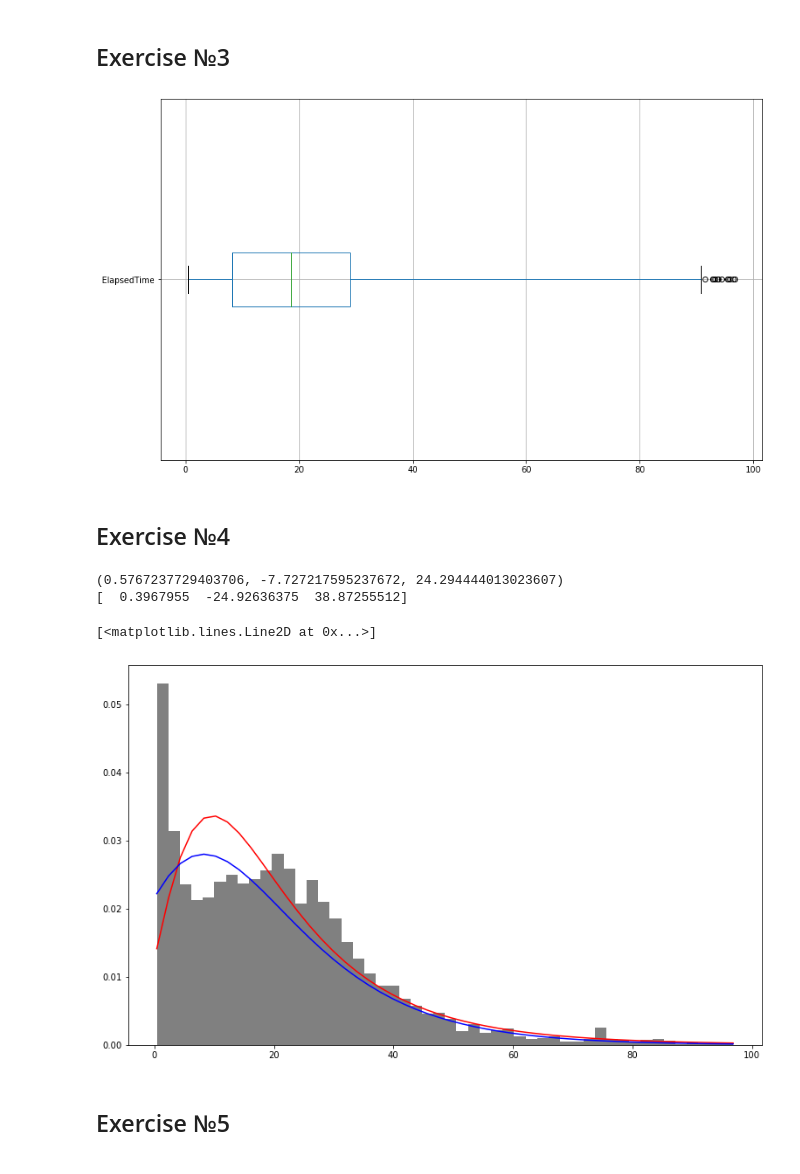
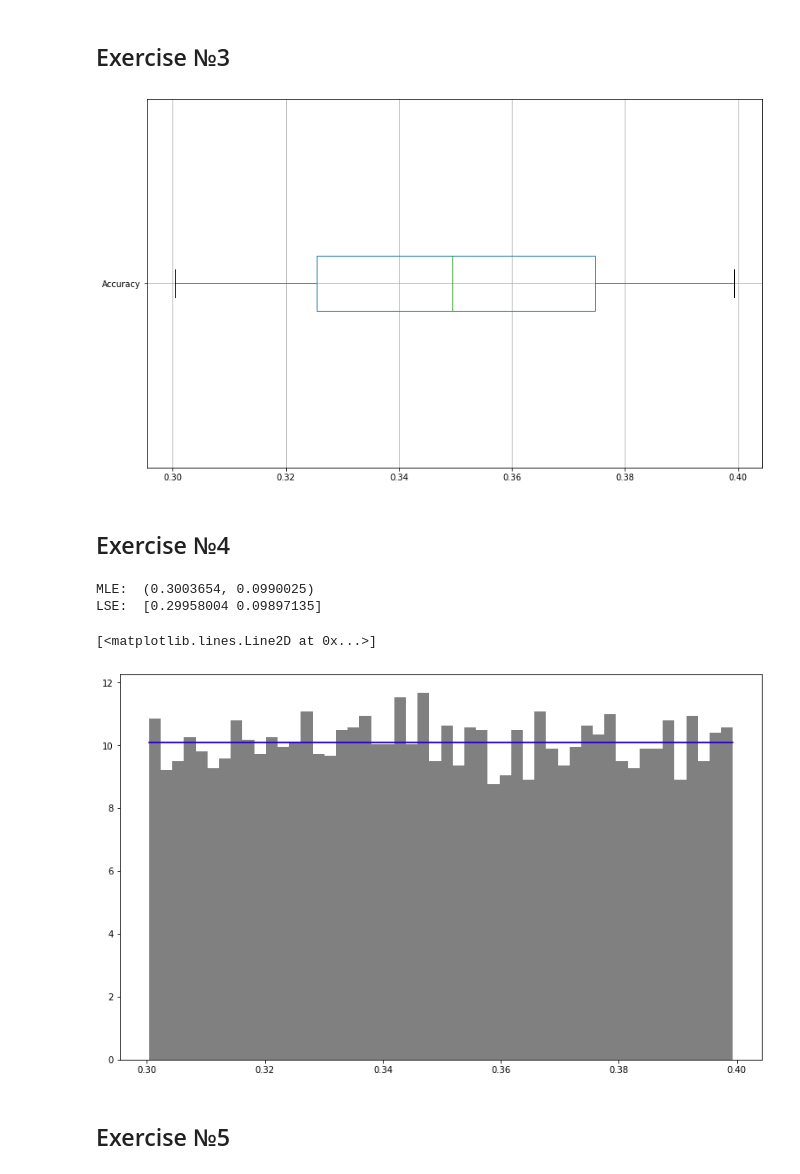
Before and after one commit to vandosik/M-M-MSA, a Jupyter notebook: Lab_1/lab_1.ipynb, the cells around one changed output. Drawn from its saved outputs; the diff is of its cells as text; code cells hidden in the pictures.

Commit message:
Lab_1: Add Cramér-von Mises test, changed least squares estimation for ElapsedLime. Made "switching" among col_names

```diff
--- a/Lab_1/lab_1.ipynb
+++ b/Lab_1/lab_1.ipynb
@@ -44,8 +44,11 @@ Accuracy:    the autoplay is tuned with a randomly-chosen accuracy. Higher numbe
 
 # col_names = ['Date',	'Level',	'NumBlocks',	'IsWin',	'ElapsedTime',	'Score',	'Accuracy']
 col_names = list(source_df.columns)
-
-col_name = col_names[4]
+# col_name = col_names[4]
+col_name = "Accuracy"
+# col_name = "ElapsedTime"
+# col_name = "Score"
+# col_name = "NumBlocks"
 # %%
 # Remove outliers
 if True: # one way
@@ -107,45 +110,75 @@ median = source_df[col_name].median()
 boxplot = source_df.boxplot(column=[col_name], whis=3., vert=False) # defaul whis is 1.5 (to many outliers there)
 # boxplot = source_df.boxplot(column=['Accuracy'])
 # %% [output]
-[figure, old version]
+[figure, new version]
 # %% [markdown]
 ## Exercise №4
 # %%
 plt.figure(figsize=(13, 8))
-# Determination of the parameters of the lognormal distribution
+# Determination of the parameters of the distribution
 
 hist_data = plt.hist(source_df[col_name], density=True, bins=50, color='grey')
 x = np.linspace(min_amount, max_amount)
 
-# The distribution parameters are determined using the fit function based on the maximum likelihood method
-params = scipy.stats.lognorm.fit(source_df[col_name])
-print(params)
-pdf_mle = scipy.stats.lognorm.pdf(x, *params)
+if col_name == 'ElapsedTime':
+    # The lognorm distribution parameters are determined using the fit function based on the maximum likelihood method
+    mle_params = scipy.stats.lognorm.fit(source_df[col_name])
+    print("MLE: ", mle_params)
+    pdf_mle = scipy.stats.lognorm.pdf(x, *mle_params)
+
+elif col_name == 'Accuracy':
+    mle_params = scipy.stats.uniform.fit(source_df[col_name])
+    print("MLE: ", mle_params)
+    pdf_mle = scipy.stats.uniform.pdf(x, *mle_params)
+
 
 plt.plot(x, pdf_mle, color='r')
 
 #  The distribution parameters are determined using the fit function based on least squares method
-def lognorm_fit(arg_x, s, loc, scale):
-    # print(scipy.stats.lognorm.pdf(arg_x, s, loc, scale))
-    return scipy.stats.lognorm.pdf(arg_x, s, loc, scale)
-
+# Prepare data for least squares
 hist_bins = hist_data[1][:-1]  # remove last element
 delta = hist_bins[1]-hist_bins[0]
 hist_bins += delta / 2 # Take centres of bins
 # print(hist_bins)
 hist_vals = hist_data[0] # Get the height of bins for least squares
 # print(hist_vals)
 
+if col_name == 'ElapsedTime':
+    def lognorm(arg_x, s, loc, scale):
+        return scipy.stats.lognorm.pdf(arg_x, s, loc, scale)
 
-lst_sq_res = curve_fit(lognorm_fit, hist_bins, hist_vals, [5., 5., 5.])
-print(lst_sq_res[0])
-pdf_lsm = scipy.stats.lognorm.pdf(x, lst_sq_res[0][0], lst_sq_res[0][1], lst_sq_res[0][2])
+    def lst_sqrs(par_ar, gt, x):
+        s, loc, scale = par_ar
+        return sum((gt - lognorm(x, s, loc, scale))**2)
+
+    lse_params = minimize(lst_sqrs, [1.1, 1.1, 1.1], method = 'Nelder-Mead', args=(hist_vals, hist_bins), tol=0.001, options={'disp': True})
+    print("LSE: ",lse_params.x)
+    pdf_lsm = scipy.stats.lognorm.pdf(x, *lse_params.x)
+
+elif col_name == 'Accuracy':
+
+    def uniform(arg_x, loc, scale):
+        ret_vals = np.array([1./(scale)] * len(arg_x))
+
+        ret_vals[arg_x < loc] = 0
+        ret_vals[arg_x > (loc + scale)] = 0
+
+        return ret_vals
+
+    def lst_sqrs(par_ar, gt, x):
+        loc, scale = par_ar
+        return sum((gt - uniform(x, loc, scale))**2)
+
+    lse_params = minimize(lst_sqrs, [0., 10.], method = 'Nelder-Mead', args=(hist_vals, hist_bins), tol=0.001)
+    print("LSE: ", lse_params.x)
+    pdf_lsm = scipy.stats.uniform.pdf(hist_bins, *lse_params.x)
+
 plt.plot(x, pdf_lsm, color='b')
 # %% [output]
-(0.5767237729403706, -7.727217595237672, 24.294444013023607)
-[  0.3967955  -24.92636375  38.87255512]
+MLE:  (0.3003654, 0.0990025)
+LSE:  [0.29958004 0.09897135]
 [<matplotlib.lines.Line2D at 0x...>]
-[figure, old version]
+[figure, new version]
 # %% [markdown]
 ## Exercise №5
 # %%
```
Also changed, not shown: parts of 5 cells of this notebook, 2 other files.
